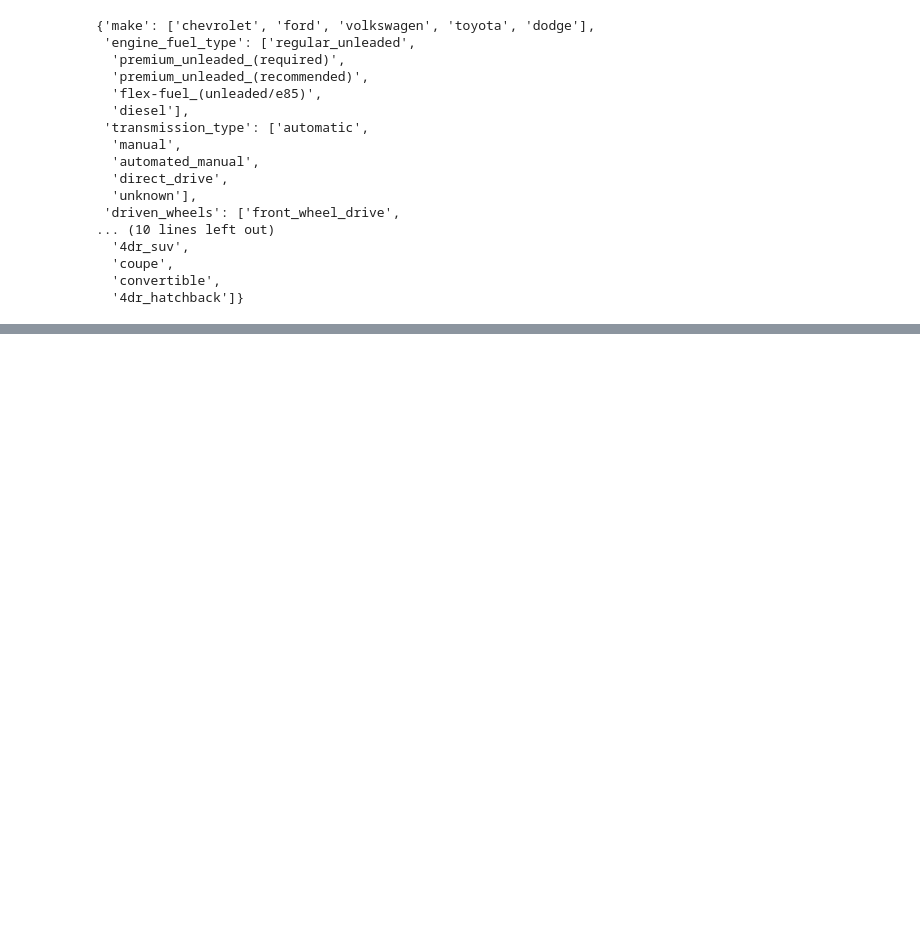
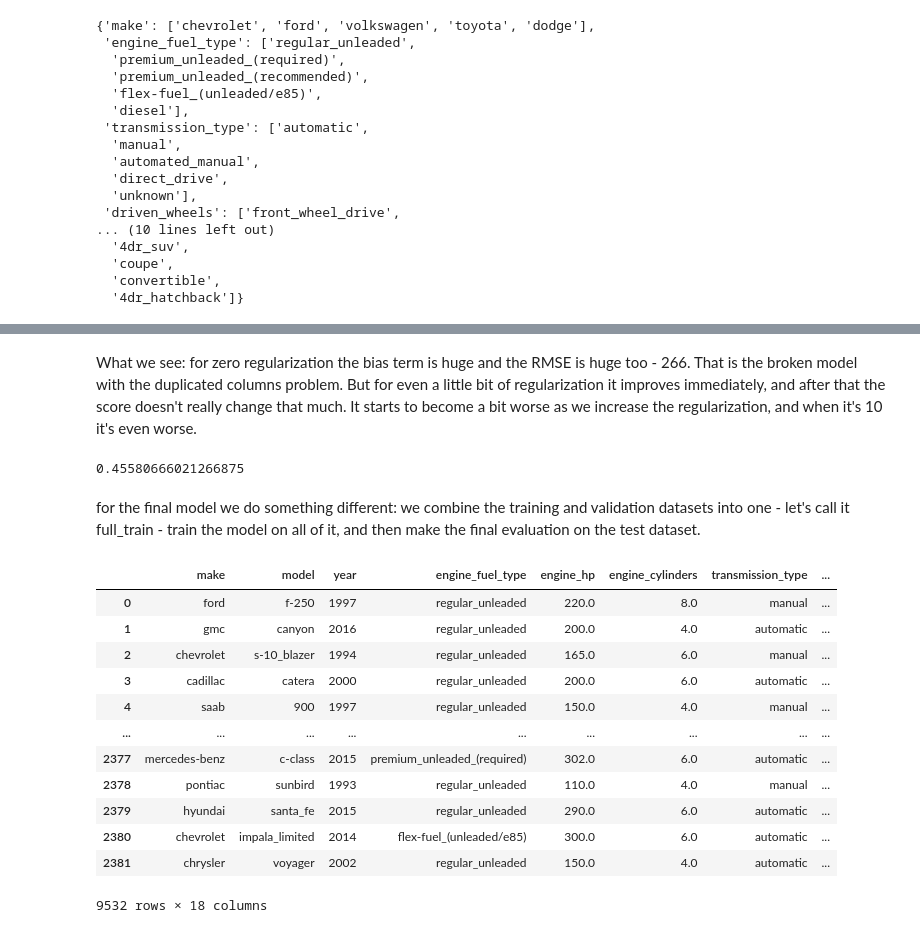
Before and after one commit to foroghakbari/zoomcamp_ml, a Jupyter notebook: regression/notes.ipynb, the cells around one changed output, grey strips where cells are left out. Drawn from its saved outputs; the diff is of its cells as text; code cells hidden in the pictures; blank space fills up the shorter version.

```diff
--- a/regression/notes.ipynb
+++ b/regression/notes.ipynb
@@ -808,0 +932,2 @@ array([ 1.04691411e+00, -9.72660132e+01, -1.71520810e+01,  1.27696514e+01,
+# %% [markdown]
+What we see: for zero regularization the bias term is huge and the RMSE is huge too - 266. That is the broken model with the duplicated columns problem. But for even a little bit of regularization it improves immediately, and after that the score doesn't really change that much. It starts to become a bit worse as we increase the regularization, and when it's 10 it's even worse.
@@ -808,0 +936,11 @@ array([ 1.04691411e+00, -9.72660132e+01, -1.71520810e+01,  1.27696514e+01,
+# %%
+r = 0.001
+X_train = prepare_X(df_train)
+w0, w = train_linear_regression_reg(X_train, y_train, r=r)
+
+X_val = prepare_X(df_val)
+y_pred = w0 + X_val.dot(w)
+score = rmse(y_val, y_pred)
+score
+# %% [output]
+0.45580666021266875
@@ -808,0 +949,20 @@ array([ 1.04691411e+00, -9.72660132e+01, -1.71520810e+01,  1.27696514e+01,
+# %% [markdown]
+for the final model we do something different: we combine the training and validation datasets into one - let's call it full_train - train the model on all of it, and then make the final evaluation on the test dataset.
+# %%
+df_full_train = pd.concat([df_train, df_val])
+# %%
+df_full_train
+# %% [output]
+|  | make | model | year | engine_fuel_type | engine_hp | engine_cylinders | transmission_type | ... |
+| 0 | ford | f-250 | 1997 | regular_unleaded | 220.0 | 8.0 | manual | ... |
+| 1 | gmc | canyon | 2016 | regular_unleaded | 200.0 | 4.0 | automatic | ... |
+| 2 | chevrolet | s-10_blazer | 1994 | regular_unleaded | 165.0 | 6.0 | manual | ... |
+| 3 | cadillac | catera | 2000 | regular_unleaded | 200.0 | 6.0 | automatic | ... |
+| 4 | saab | 900 | 1997 | regular_unleaded | 150.0 | 4.0 | manual | ... |
+| ... | ... | ... | ... | ... | ... | ... | ... | ... |
+| 2377 | mercedes-benz | c-class | 2015 | premium_unleaded_(required) | 302.0 | 6.0 | automatic | ... |
+| 2378 | pontiac | sunbird | 1993 | regular_unleaded | 110.0 | 4.0 | manual | ... |
+| 2379 | hyundai | santa_fe | 2015 | regular_unleaded | 290.0 | 6.0 | automatic | ... |
+| 2380 | chevrolet | impala_limited | 2014 | flex-fuel_(unleaded/e85) | 300.0 | 6.0 | automatic | ... |
+| 2381 | chrysler | voyager | 2002 | regular_unleaded | 150.0 | 4.0 | automatic | ... |
+9532 rows × 18 columns
```
Also changed, not shown: parts of 64 cells of this notebook, 1 other file.
